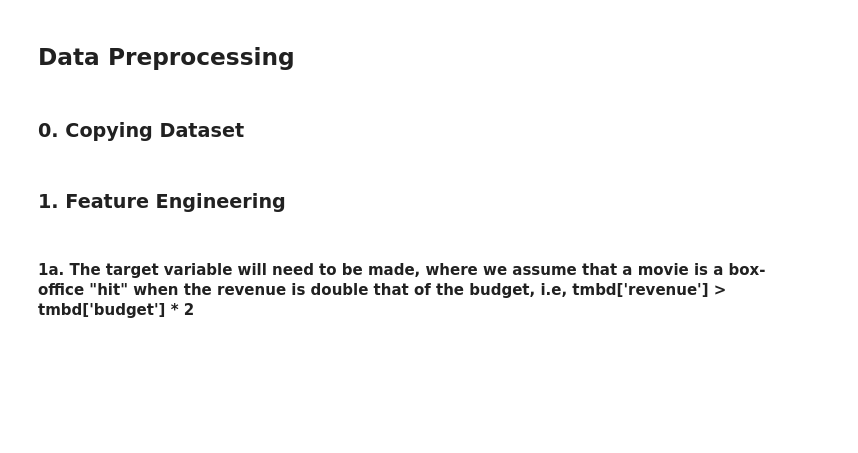
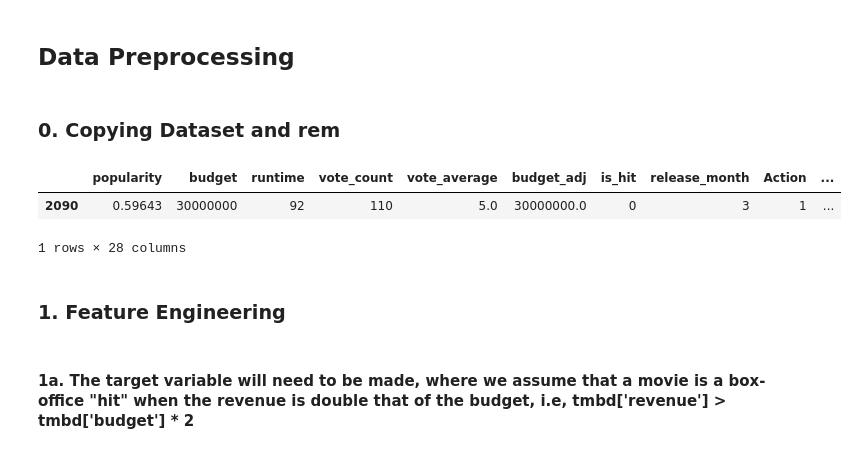
Before and after one commit to Wasey23/CI-345-Machine-Learning-Project, a Jupyter notebook: Data_Preprocessed.ipynb, the cells around one changed output. Drawn from its saved outputs; the diff is of its cells as text; code cells hidden in the pictures; blank space fills up the shorter version.

Commit message:
Duplicate columns

```diff
--- a/Data_Preprocessed.ipynb
+++ b/Data_Preprocessed.ipynb
@@ -73,9 +73,17 @@ tmbd.describe()
 # %% [markdown]
 ## Data Preprocessing
 # %% [markdown]
-### 0. Copying Dataset
+### 0. Copying Dataset and rem
 # %%
 tmbd_processed = tmbd.copy()
+# %%
+tmbd_processed.duplicated().sum()
+duplicate = tmbd_processed[tmbd_processed.duplicated()]
+duplicate
+# %% [output]
+|  | popularity | budget | runtime | vote_count | vote_average | budget_adj | is_hit | release_month | Action | ... |
+| 2090 | 0.59643 | 30000000 | 92 | 110 | 5.0 | 30000000.0 | 0 | 3 | 1 | ... |
+1 rows × 28 columns
 # %% [markdown]
 ### 1. Feature Engineering
 # %% [markdown]
```
Also changed, not shown: parts of 1 cell of this notebook.
